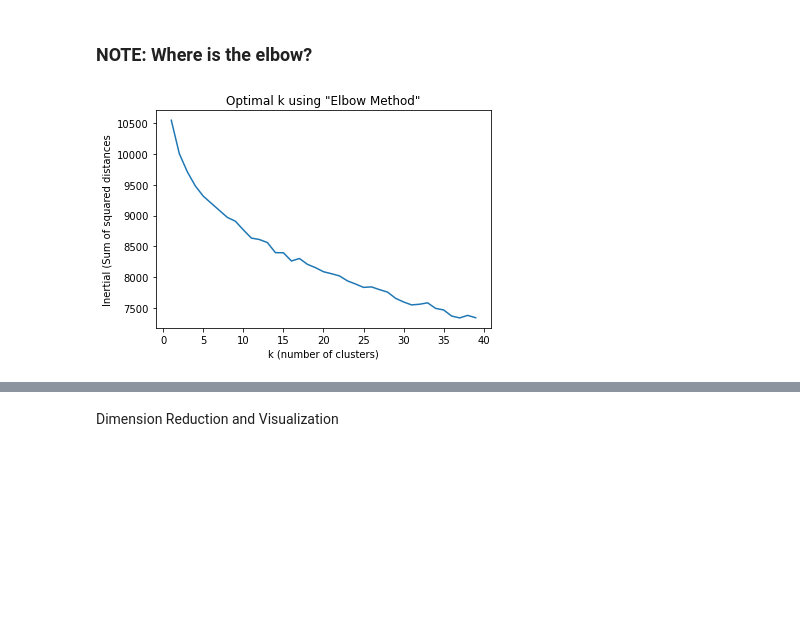
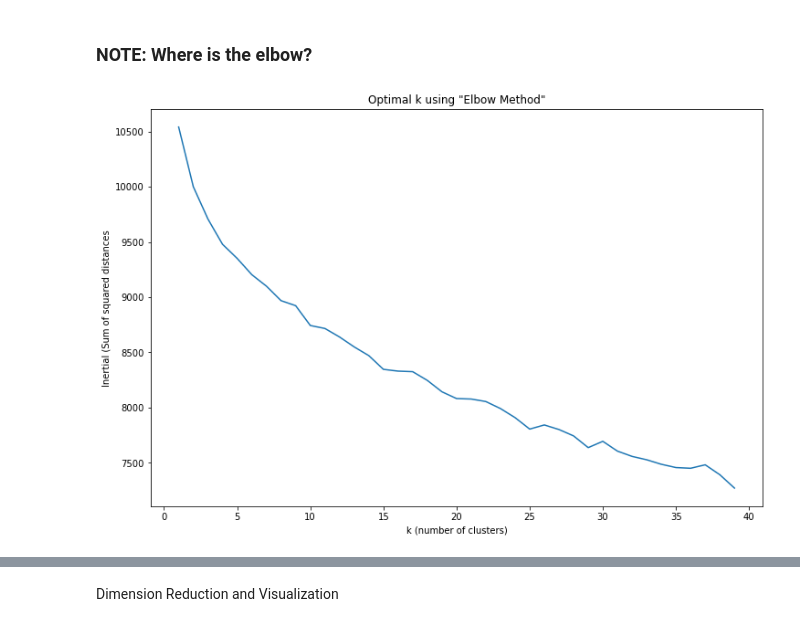
Before and after one commit to torisatori/etsy-pottery, a Jupyter notebook: TF-IDF Vectorization w K-Means Clustering on Titles.ipynb, the cells around one changed output, grey strips where cells are left out. Drawn from its saved outputs; the diff is of its cells as text; code cells hidden in the pictures; blank space fills up the shorter version.

```diff
--- a/TF-IDF Vectorization w K-Means Clustering on Titles.ipynb
+++ b/TF-IDF Vectorization w K-Means Clustering on Titles.ipynb
@@ -74,10 +73,14 @@ for k in K:
 ### NOTE: Where is the elbow?
 # %%
 # plot the k values vs the inertia values
+plt.figure(figsize=(12, 8))
+
 sns.lineplot(x=K, y=Sum_of_squared_distances)
+
 plt.xlabel('k (number of clusters)')
 plt.ylabel('Inertial (Sum of squared distances')
 plt.title('Optimal k using "Elbow Method"')
+
 plt.show()
 # %% [output]
-[figure, old version]
+[figure, new version]
```
Also changed, not shown: parts of 22 cells of this notebook, 5 other files.
